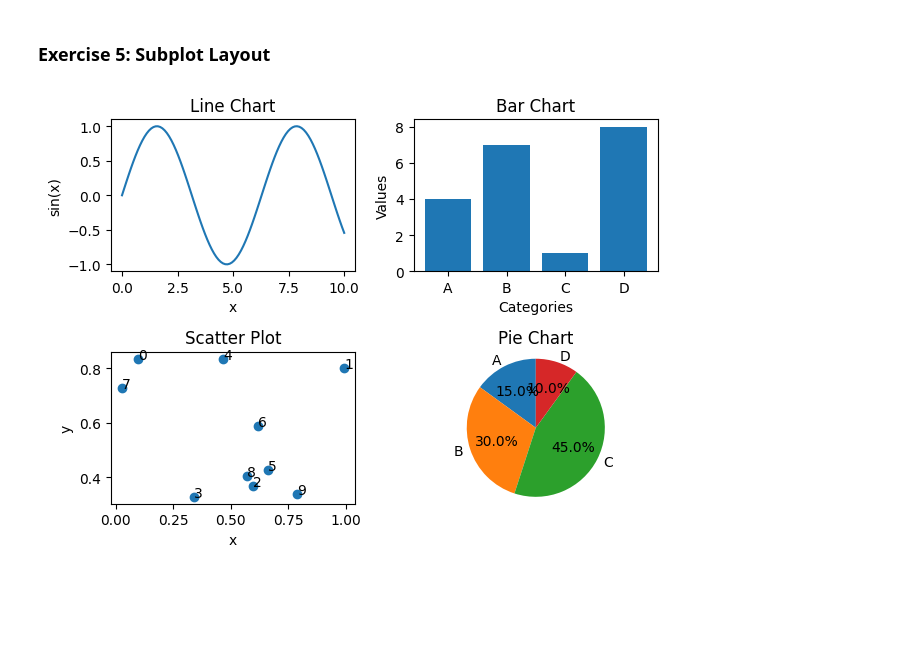
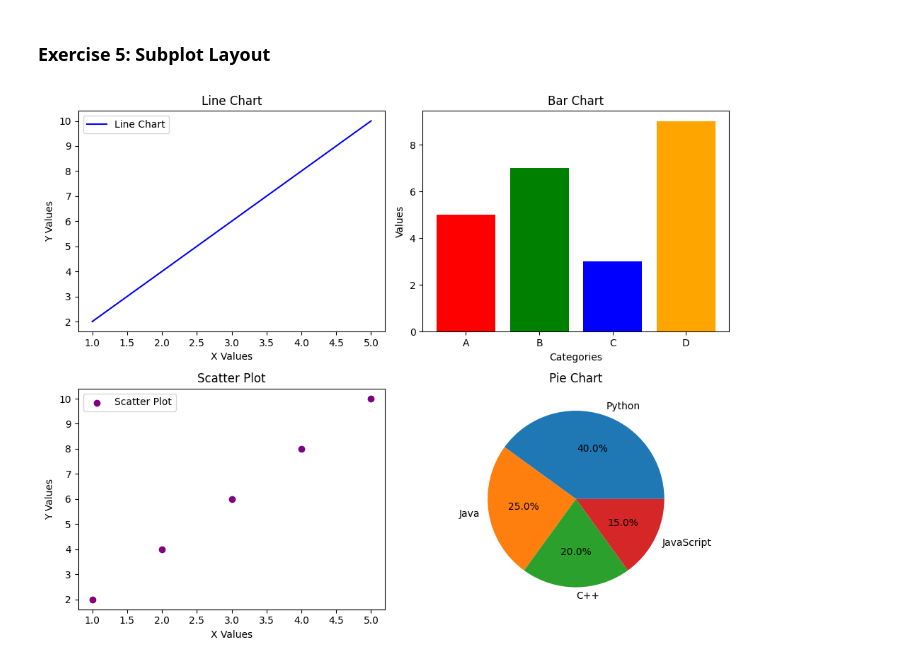
Before and after one commit to gayatrik2/python-jupyter-template, a Jupyter notebook: src/5-subplot.ipynb, the cells around one changed output. Cells and saved outputs as stored; diff of their text form; code cells hidden in the pictures; blank space fills up the shorter version.

```diff
--- a/src/5-subplot.ipynb
+++ b/src/5-subplot.ipynb
@@ -1,45 +1,38 @@
 # %% [markdown]
 ### Exercise 5: Subplot Layout
-# %%
-try:
-    import matplotlib.pyplot as plt
-    import numpy as np
-except ImportError as e:
-    print(f"Error: {e}. Please ensure that matplotlib and numpy are installed.")
-
-fig, axs = plt.subplots(2, 2)
-
-# Line chart in the first subplot
-x = np.linspace(0, 10, 100)
-y = np.sin(x)
-axs[0, 0].plot(x, y)
-axs[0, 0].set_title('Line Chart')
-axs[0, 0].set(xlabel='x', ylabel='sin(x)')
-
-# Bar chart in the second subplot
-categories = ['A', 'B', 'C', 'D']
-values = [4, 7, 1, 8]
-axs[0, 1].bar(categories, values)
-axs[0, 1].set_title('Bar Chart')
-axs[0, 1].set(xlabel='Categories', ylabel='Values')
-
-# Scatter plot in the third subplot
-x = np.random.rand(10)
-y = np.random.rand(10)
-axs[1, 0].scatter(x, y)
-for i, txt in enumerate(range(len(x))):
-    axs[1, 0].annotate(txt, (x[i], y[i]))
-axs[1, 0].set_title('Scatter Plot')
-axs[1, 0].set(xlabel='x', ylabel='y')
-
-# Pie chart in the fourth subplot
-labels = ['A', 'B', 'C', 'D']
-sizes = [15, 30, 45, 10]
-axs[1, 1].pie(sizes, labels=labels, autopct='%1.1f%%', startangle=90)
-axs[1, 1].set_title('Pie Chart')
-axs[1, 1].axis('equal')
-
-fig.tight_layout()
-plt.show()
-# %% [output]
-[figure, removed]
+# %%
+import matplotlib.pyplot as plt
+
+x = [1, 2, 3, 4, 5]
+y = [2, 4, 6, 8, 10]
+categories = ['A', 'B', 'C', 'D']
+values = [5, 7, 3, 9]
+labels = ['Python', 'Java', 'C++', 'JavaScript']
+sizes = [40, 25, 20, 15]
+
+fig, axs = plt.subplots(2, 2, figsize=(10, 8))
+
+axs[0, 0].plot(x, y, color='blue', label='Line Chart')
+axs[0, 0].set_title('Line Chart')
+axs[0, 0].set_xlabel('X Values')
+axs[0, 0].set_ylabel('Y Values')
+axs[0, 0].legend()
+
+axs[0, 1].bar(categories, values, color=['red', 'green', 'blue', 'orange'])
+axs[0, 1].set_title('Bar Chart')
+axs[0, 1].set_xlabel('Categories')
+axs[0, 1].set_ylabel('Values')
+
+axs[1, 0].scatter(x, y, color='purple', label='Scatter Plot')
+axs[1, 0].set_title('Scatter Plot')
+axs[1, 0].set_xlabel('X Values')
+axs[1, 0].set_ylabel('Y Values')
+axs[1, 0].legend()
+
+axs[1, 1].pie(sizes, labels=labels, autopct='%1.1f%%')
+axs[1, 1].set_title('Pie Chart')
+
+plt.tight_layout()
+plt.show()
+# %% [output]
+[figure, added]
```
Also changed, not shown: 5 other files.
